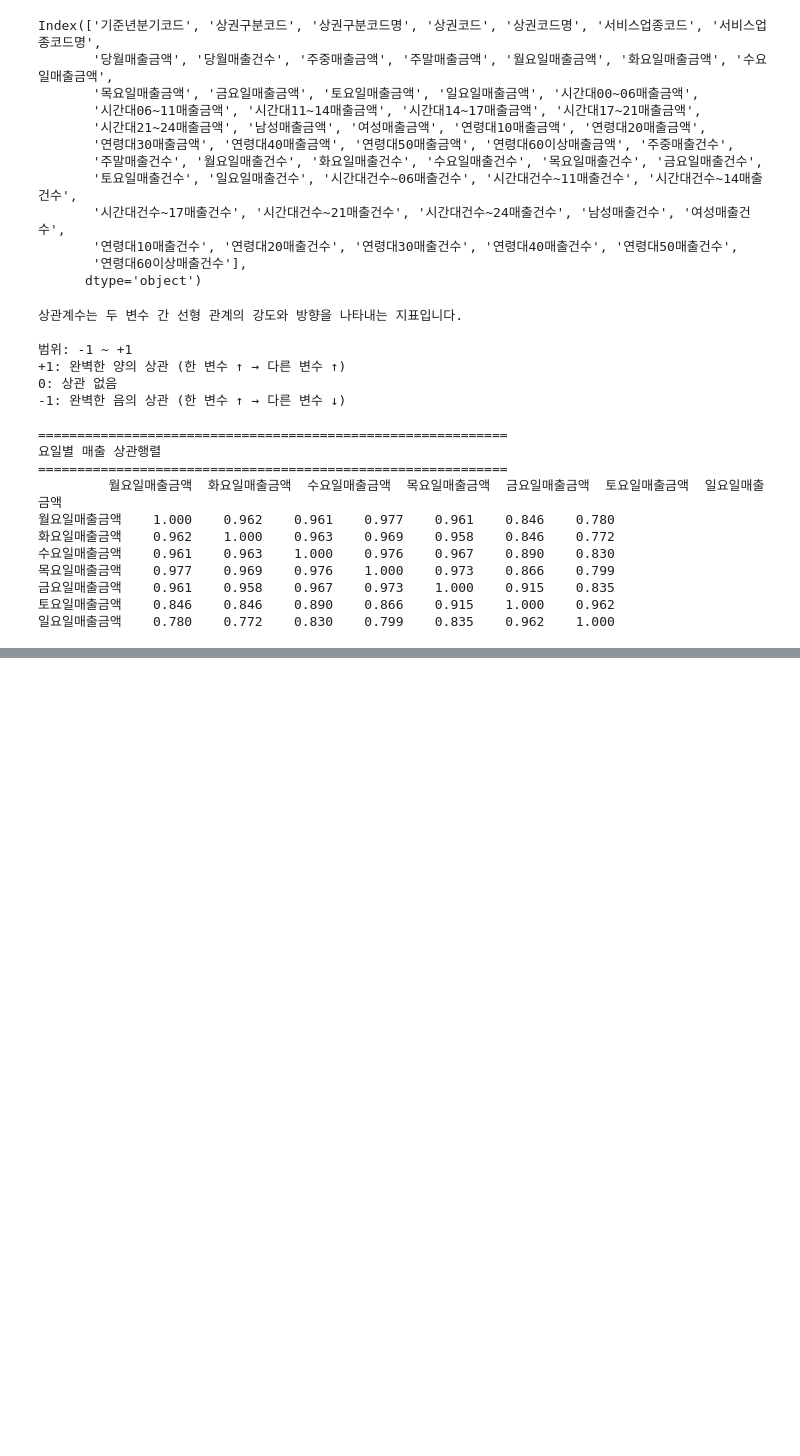
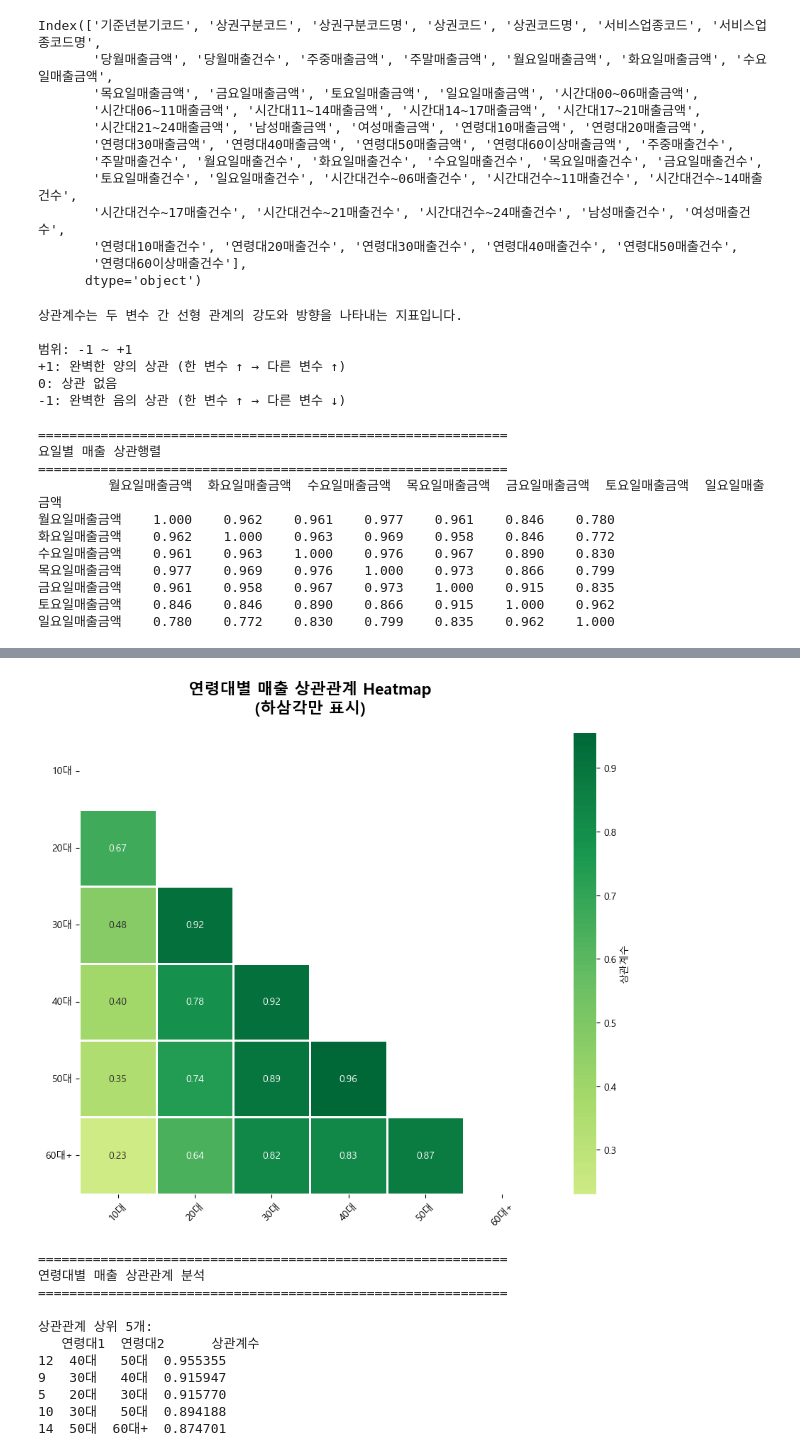
Before and after one commit to leekyuyoung2/encore_office_worker, a Jupyter notebook: 7일차_8일차_9일차_통합본/02.ipynb, the cells around one changed output, grey strips where cells are left out. Saved outputs shown, nothing was run; the diff lists cells and outputs as text; code cells hidden in the pictures; blank space fills up the shorter version.

```diff
--- a/7일차_8일차_9일차_통합본/02.ipynb
+++ b/7일차_8일차_9일차_통합본/02.ipynb
@@ -68,0 +94,79 @@ print(weekday_corr.round(3))
+# %%
+rename_cols = {}
+for i in range(1,6):
+    rename_cols[f"연령대{i*10}매출금액"] =  f'{i*10}대매출금액'
+
+rename_cols["연령대60이상매출금액"] =  "60대이상매출금액"
+seoul_df.rename(columns=rename_cols, inplace=True)
+df = seoul_df
+
+# 연령대10매출금액 -- 10대매출금액
+# %%
+# 연령대별 매출 컬럼
+age_columns = ['10대매출금액', '20대매출금액', '30대매출금액',
+               '40대매출금액', '50대매출금액', '60대이상매출금액']
+
+# 상관행렬
+age_corr = df[age_columns].corr()
+
+# Heatmap
+fig, ax = plt.subplots(figsize=(10, 8))
+
+# 마스크 생성 (상삼각 부분 숨기기 - 중복 제거)
+mask = np.triu(np.ones_like(age_corr, dtype=bool))
+
+sns.heatmap(age_corr,
+            mask=mask,  # 상삼각 부분 숨김
+            annot=True,
+            fmt='.2f',
+            cmap='RdYlGn',  # 빨강-노랑-초록
+            center=0,
+            square=True,
+            linewidths=1,
+            cbar_kws={'label': '상관계수'},
+            ax=ax)
+
+# 그래프 꾸미기
+ax.set_title('연령대별 매출 상관관계 Heatmap\n(하삼각만 표시)',
+             fontsize=16, fontweight='bold', pad=20)
+
+# 축 레이블
+age_labels = ['10대', '20대', '30대', '40대', '50대', '60대+']
+ax.set_xticklabels(age_labels, rotation=45)
+ax.set_yticklabels(age_labels, rotation=0)
+
+plt.tight_layout()
+plt.savefig('output/5_age_correlation_heatmap.png', dpi=300, bbox_inches='tight')
+plt.show()
+
+# 가장 상관이 높은 연령대 쌍 찾기
+print("\n" + "=" * 60)
+print("연령대별 매출 상관관계 분석")
+print("=" * 60)
+
+# 대각선과 상삼각 제외
+corr_pairs = []
+for i in range(len(age_columns)):
+    for j in range(i+1, len(age_columns)):
+        corr_pairs.append({
+            '연령대1': age_labels[i],
+            '연령대2': age_labels[j],
+            '상관계수': age_corr.iloc[i, j]
+        })
+
+corr_df = pd.DataFrame(corr_pairs).sort_values('상관계수', ascending=False)
+print("\n상관관계 상위 5개:")
+print(corr_df.head())
+# %% [output]
+[figure, added]
+============================================================
+연령대별 매출 상관관계 분석
+============================================================
+
+상관관계 상위 5개:
+   연령대1  연령대2      상관계수
+12  40대   50대  0.955355
+9   30대   40대  0.915947
+5   20대   30대  0.915770
+10  30대   50대  0.894188
+14  50대  60대+  0.874701
```
Also changed, not shown: parts of 6 cells of this notebook.
